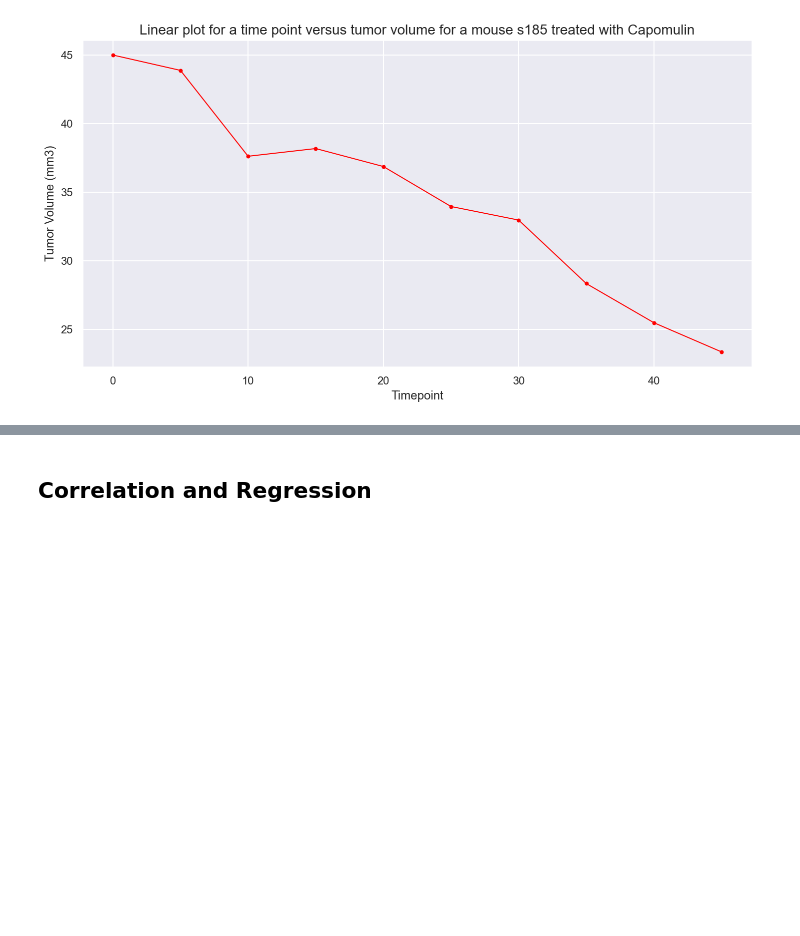
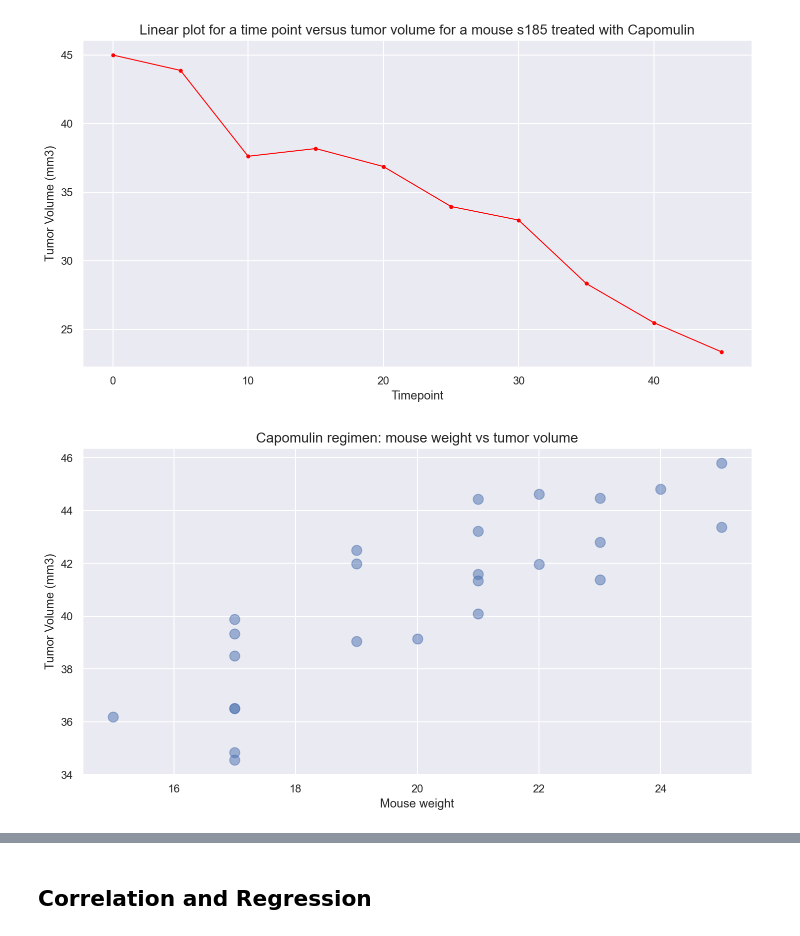
Before and after one commit to OlegRyzhkov2020/matplotlib-challenge, a Jupyter notebook: pymaceuticals_starter.ipynb, the cells around one changed output, grey strips where cells are left out. Cells and saved outputs as stored; diff of their text form; code cells hidden in the pictures; blank space fills up the shorter version.

```diff
--- a/pymaceuticals_starter.ipynb
+++ b/pymaceuticals_starter.ipynb
@@ -335,4 +325,15 @@ _= plt.ylabel('Tumor Volume (mm3)')
 _= plt.title('Linear plot for a time point versus tumor volume for a mouse s185 treated with Capomulin', size=14)
 # %% [output]
 [figure]
+# %%
+# Generate a scatter plot of mouse weight versus average tumor volume for the Capomulin regimen
+scatter_data = capomulin_df.groupby(['Weight (g)', capomulin_df.index])['Tumor Volume (mm3)'].mean()
+x_weight = scatter_data.index.get_level_values(0)
+y_tumor = scatter_data.values
+_=plt.scatter(x_weight, y_tumor, s=100, alpha=0.5)
+_=plt.xlabel('Mouse weight')
+_=plt.ylabel('Tumor Volume (mm3)')
+_=plt.title('Capomulin regimen: mouse weight vs tumor volume', size=14)
+# %% [output]
+[figure, added]
 # %%
```
Also changed, not shown: parts of 7 cells of this notebook.
